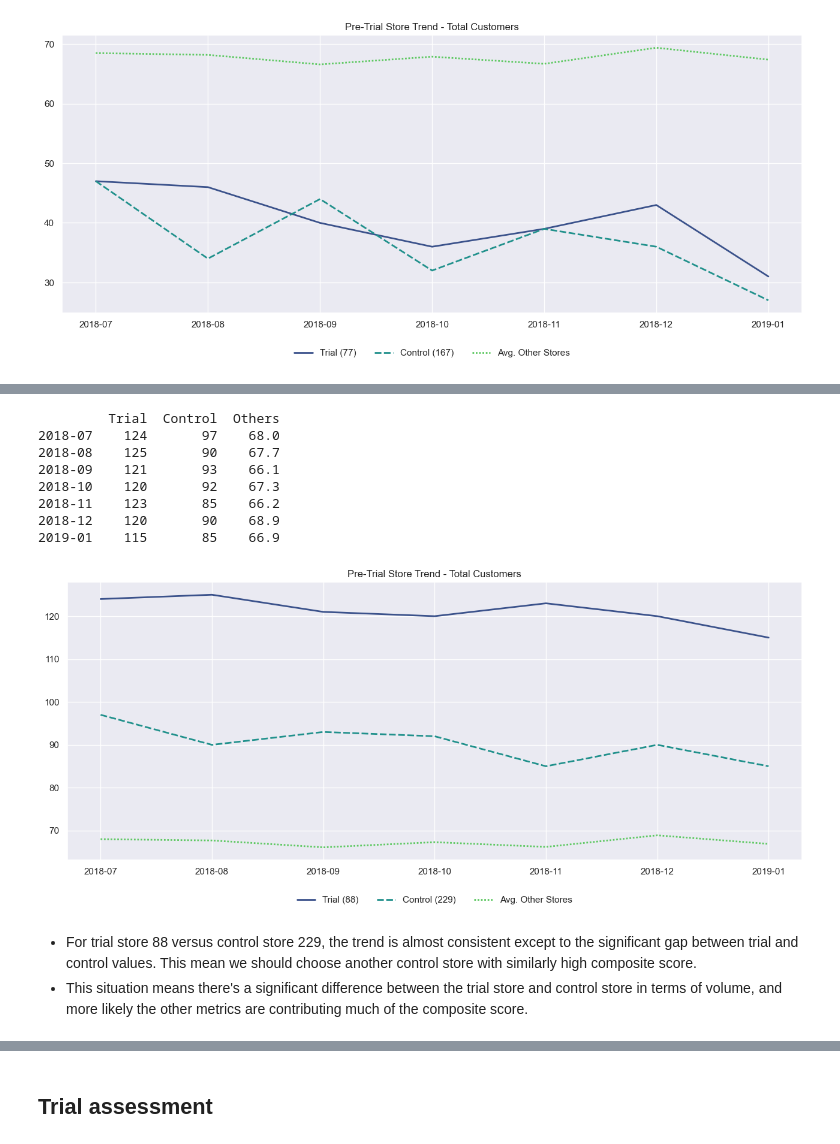
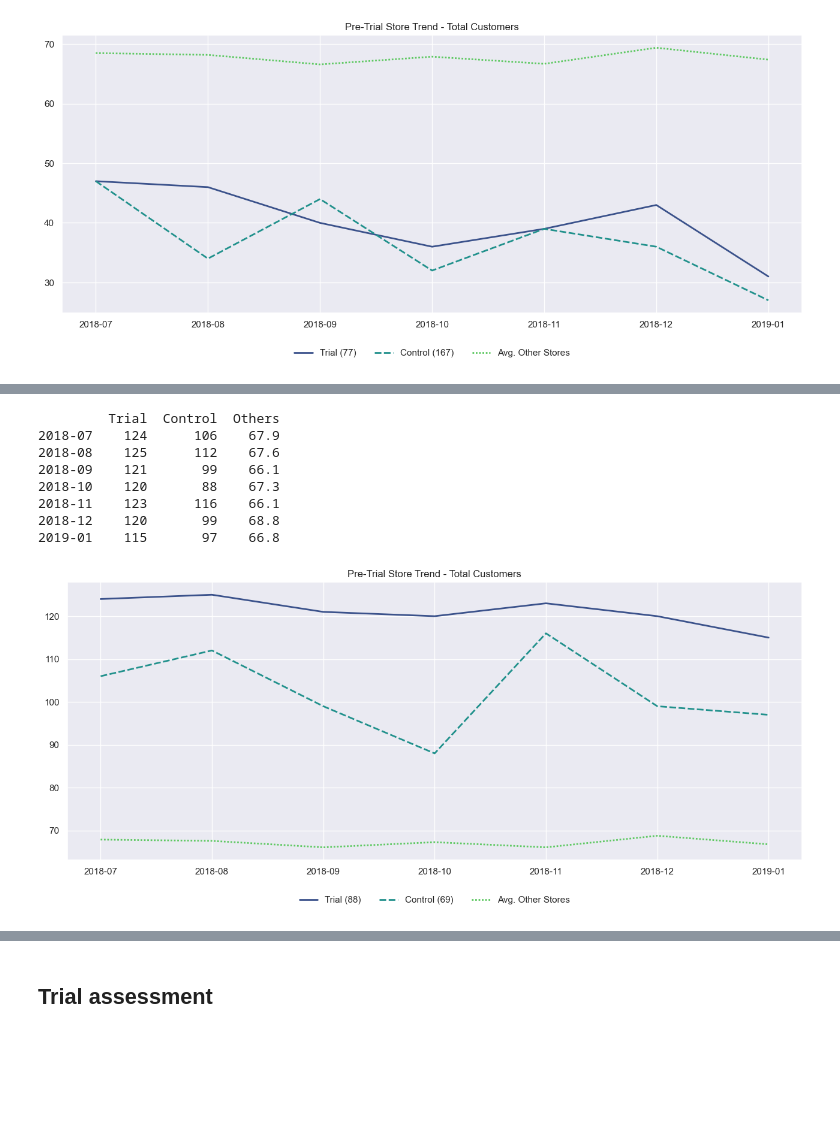
Before and after one commit to jcdcustodio/chips-retail-analytics, a Jupyter notebook: p2-trial-store-assessment.ipynb, the cells around one changed output, grey strips where cells are left out. Drawn from its saved outputs; the diff is of its cells as text; code cells hidden in the pictures; blank space fills up the shorter version.

```diff
--- a/p2-trial-store-assessment.ipynb
+++ b/p2-trial-store-assessment.ipynb
@@ -696,15 +728,12 @@ plot_pretrial_trends(trial_store=88, control_store=229, metric=0)
 # %%
-plot_pretrial_trends(trial_store=88, control_store=229, metric=1)
+plot_pretrial_trends(trial_store=88, control_store=69, metric=1)
 # %% [output]
          Trial  Control  Others
-2018-07    124       97    68.0
-2018-08    125       90    67.7
-2018-09    121       93    66.1
-2018-10    120       92    67.3
-2018-11    123       85    66.2
-2018-12    120       90    68.9
-2019-01    115       85    66.9
+2018-07    124      106    67.9
+2018-08    125      112    67.6
+2018-09    121       99    66.1
+2018-10    120       88    67.3
+2018-11    123      116    66.1
+2018-12    120       99    68.8
+2019-01    115       97    66.8
-[figure, old version]
+[figure, new version]
-# %% [markdown]
-+ For trial store 88 versus control store 229, the trend is almost consistent except to the significant gap between trial and control values. This mean we should choose another control store with similarly high composite score.
-+ This situation means there's a significant difference between the trial store and control store in terms of volume, and more likely the other metrics are contributing much of the composite score.
```
Also changed, not shown: parts of 29 cells of this notebook, 25 other files.
